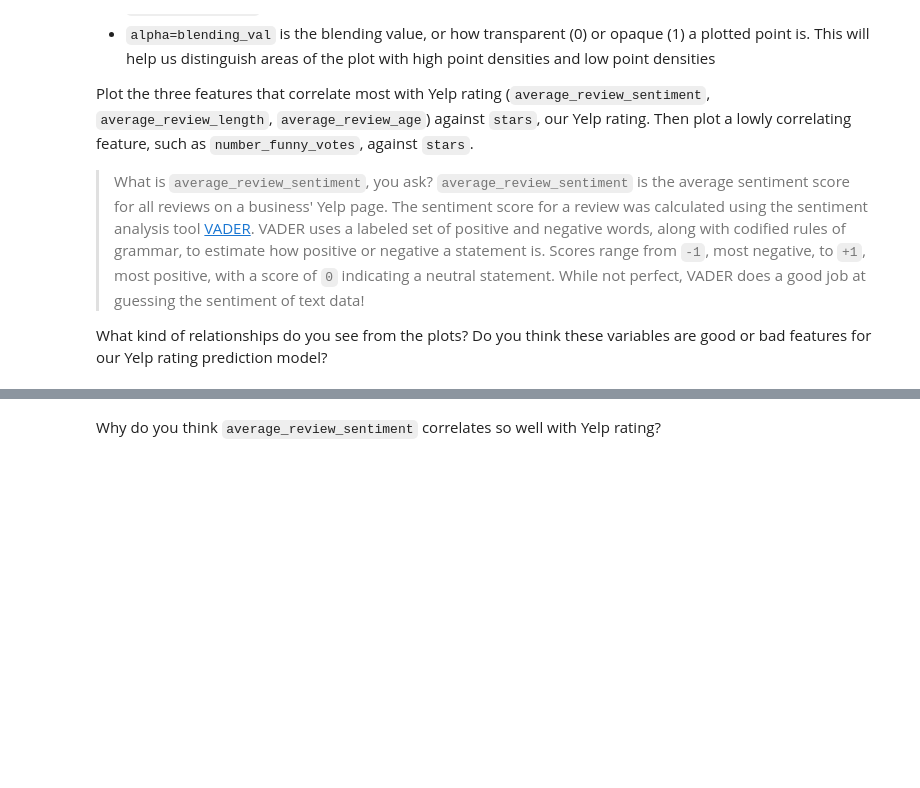
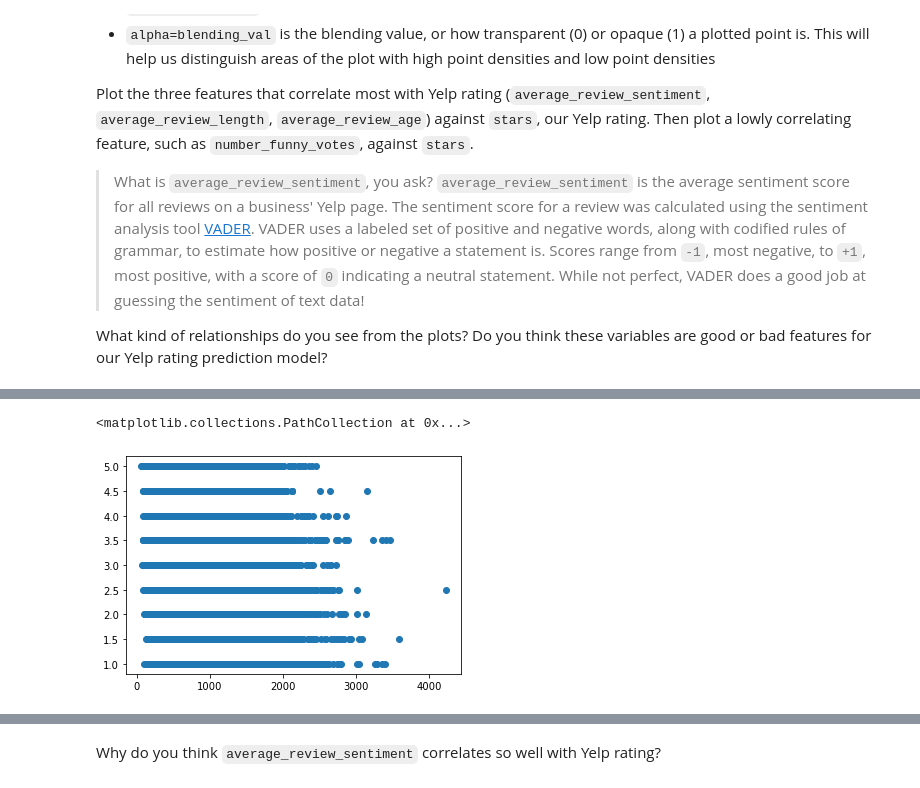
Before and after one commit to itskamillaa/yelp-review-analysis, a Jupyter notebook: yelp_regression.ipynb, the cells around one changed output, grey strips where cells are left out. Cells and saved outputs as stored; diff of their text form; code cells hidden in the pictures; blank space fills up the shorter version.

```diff
--- a/yelp_regression.ipynb
+++ b/yelp_regression.ipynb
@@ -152,4 +350,8 @@ from matplotlib import pyplot as plt
 # %%
 # plot average_review_length against stars here
+plt.scatter(df.average_review_length,df.stars,alpha=1)
+# %% [output]
+<matplotlib.collections.PathCollection at 0x...>
+[figure, added]
 # %%
 # plot average_review_age against stars here
```
Also changed, not shown: parts of 28 cells of this notebook.
